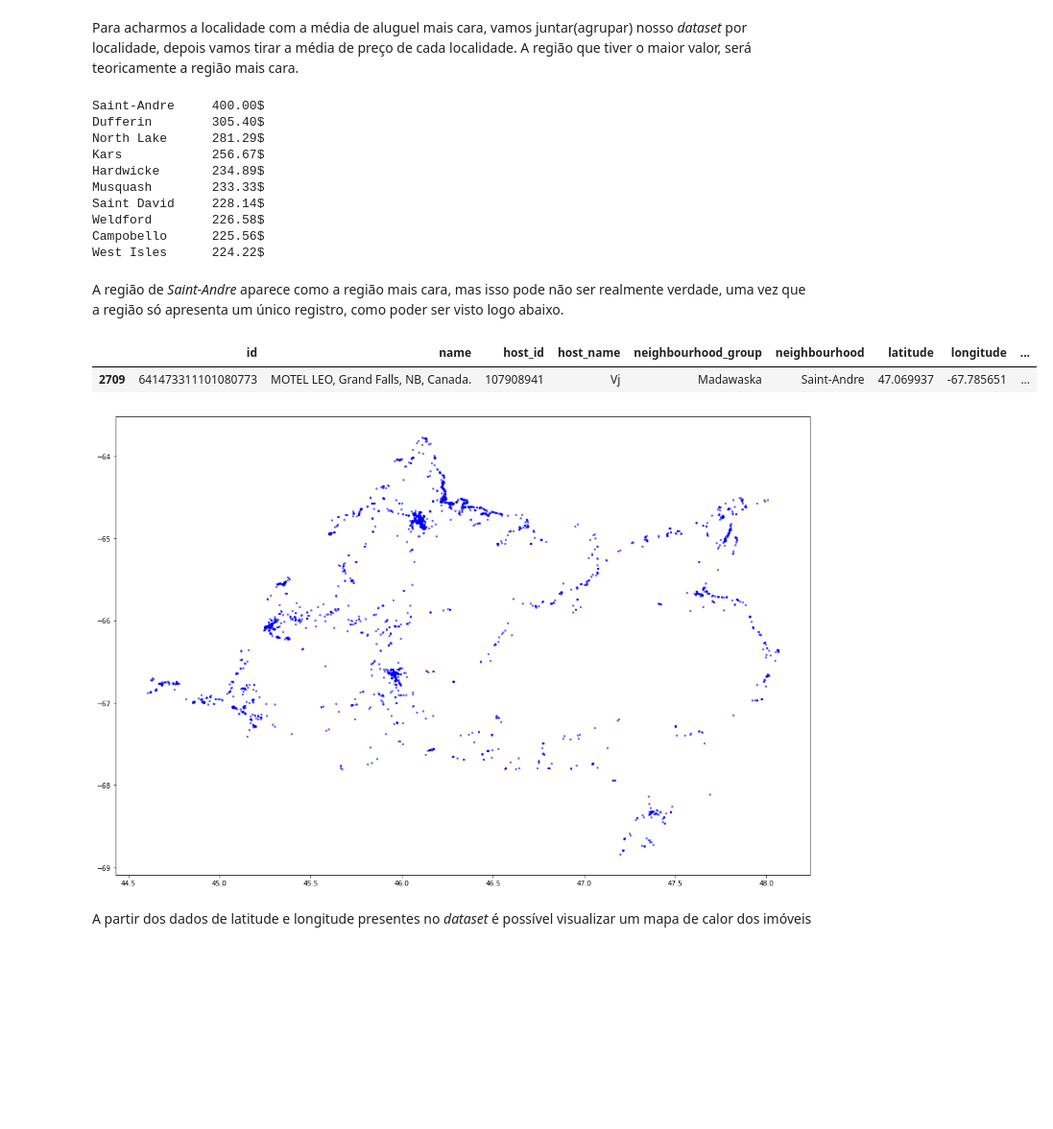
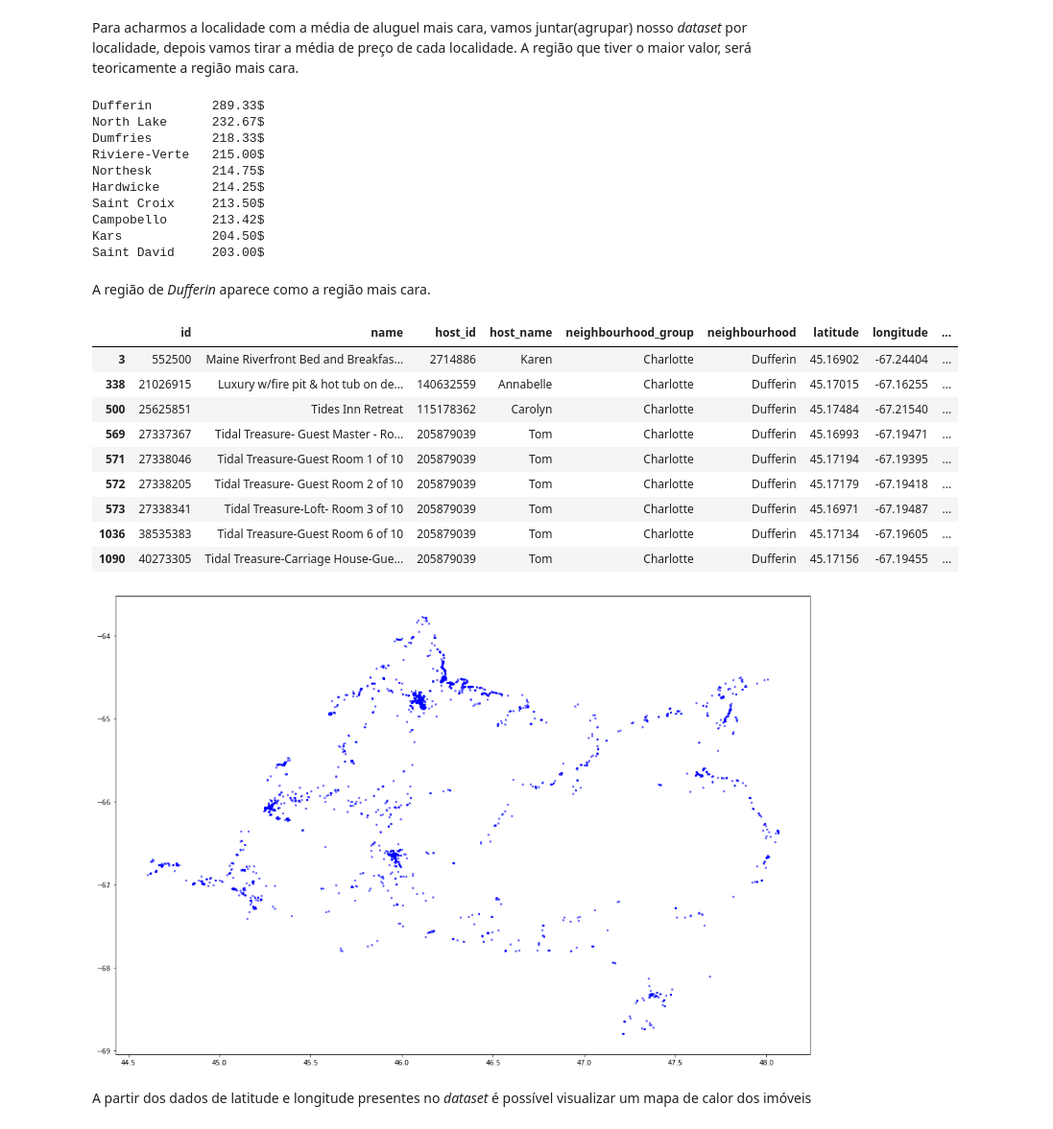
Before and after one commit to IsWallison/Project_airbnb, a Jupyter notebook: Analisando_os_Dados_do_Airbnb.ipynb, the cells around one changed output. Shown at 96% size. Drawn from its saved outputs; the diff is of its cells as text; code cells hidden in the pictures; blank space fills up the shorter version.

```diff
--- a/Analisando_os_Dados_do_Airbnb.ipynb
+++ b/Analisando_os_Dados_do_Airbnb.ipynb
@@ -252,9 +289,9 @@ Como temos alguns valores atípicos, foi decidido não considerar alguns valores
 # %% [markdown]
 Criando outro *dataset* sem os valores atípicos.
 # %%
-#df_padrao = df.drop(df[(df['price']>650) & (df['number_of_reviews']<2)].index)
+#df_padrao = df.drop(df[(df['price']>350) & (df['number_of_reviews']<2)].index)
 #df_padrao.hist(figsize=(15,10));
-df_padrao = df.drop(df[df['price']>650].index).copy()
+df_padrao = df.drop(df[(df['price']>350) | (df['minimum_nights']>6)].index).copy()
 # %% [markdown]
 Comparando a média usando todos os valores e a média sem os valores atípicos.
 # %%
@@ -364,31 +405,42 @@ Para acharmos a localidade com a média de aluguel mais cara, vamos juntar(agrup
 a = df_padrao.groupby(df_padrao['neighbourhood'])['price'].mean().sort_values(ascending=False)[:10]
 #case2 = df.groupby(df['neighbourhood'])['price'].mean().sort_values(ascending=False)[:10]
 for city,prices in a.items():
-  print(f'{city}    \t{prices:.2f}$ ')
+  if len(city) <= 4:
+    print(f'{city}      \t{prices:.2f}$')
+  else:
+    print(f'{city}\t{prices:.2f}$')
 # %% [output]
-Saint-Andre     400.00$
-Dufferin        305.40$
-North Lake      281.29$
-Kars            256.67$
-Hardwicke       234.89$
-Musquash        233.33$
-Saint David     228.14$
-Weldford        226.58$
-Campobello      225.56$
-West Isles      224.22$
+Dufferin        289.33$
+North Lake      232.67$
+Dumfries        218.33$
+Riviere-Verte   215.00$
+Northesk        214.75$
+Hardwicke       214.25$
+Saint Croix     213.50$
+Campobello      213.42$
+Kars            204.50$
+Saint David     203.00$
-# %% [markdown]
-A região de *Saint-Andre* aparece como a região mais cara, mas isso pode não ser realmente verdade, uma vez que a região só apresenta um único registro, como poder ser visto logo abaixo.
+# %% [markdown]
+A região de *Dufferin* aparece como a região mais cara.
 # %%
-df_padrao[df_padrao['neighbourhood']=='Saint-Andre']
+df_padrao[df_padrao['neighbourhood']=='Dufferin']
 # %% [output]
 |  | id | name | host_id | host_name | neighbourhood_group | neighbourhood | latitude | longitude | ... |
-| 2709 | 641473311101080773 | MOTEL LEO, Grand Falls, NB, Canada. | 107908941 | Vj | Madawaska | Saint-Andre | 47.069937 | -67.785651 | ... |
+| 3 | 552500 | Maine Riverfront Bed and Breakfas... | 2714886 | Karen | Charlotte | Dufferin | 45.16902 | -67.24404 | ... |
+| 338 | 21026915 | Luxury w/fire pit & hot tub on de... | 140632559 | Annabelle | Charlotte | Dufferin | 45.17015 | -67.16255 | ... |
+| 500 | 25625851 | Tides Inn Retreat | 115178362 | Carolyn | Charlotte | Dufferin | 45.17484 | -67.21540 | ... |
+| 569 | 27337367 | Tidal Treasure- Guest Master - Ro... | 205879039 | Tom | Charlotte | Dufferin | 45.16993 | -67.19471 | ... |
+| 571 | 27338046 | Tidal Treasure-Guest Room 1 of 10 | 205879039 | Tom | Charlotte | Dufferin | 45.17194 | -67.19395 | ... |
+| 572 | 27338205 | Tidal Treasure- Guest Room 2 of 10 | 205879039 | Tom | Charlotte | Dufferin | 45.17179 | -67.19418 | ... |
+| 573 | 27338341 | Tidal Treasure-Loft- Room 3 of 10 | 205879039 | Tom | Charlotte | Dufferin | 45.16971 | -67.19487 | ... |
+| 1036 | 38535383 | Tidal Treasure-Guest Room 6 of 10 | 205879039 | Tom | Charlotte | Dufferin | 45.17134 | -67.19605 | ... |
+| 1090 | 40273305 | Tidal Treasure-Carriage House-Gue... | 205879039 | Tom | Charlotte | Dufferin | 45.17156 | -67.19455 | ... |
 # %%
 # plotar os imóveis pela latitude-longitude
 plt.figure(figsize=(15,10))
 plt.scatter(df_padrao['latitude'].values,df_padrao['longitude'].values, s=5,c='blue',alpha=0.5,zorder=5);
 # %% [output]
-[figure, old version]
+[figure, new version]
 # %% [markdown]
 A partir dos dados de latitude e longitude presentes no *dataset* é possível visualizar um mapa de calor dos imóveis
 # %%
```
Also changed, not shown: parts of 25 cells of this notebook.
